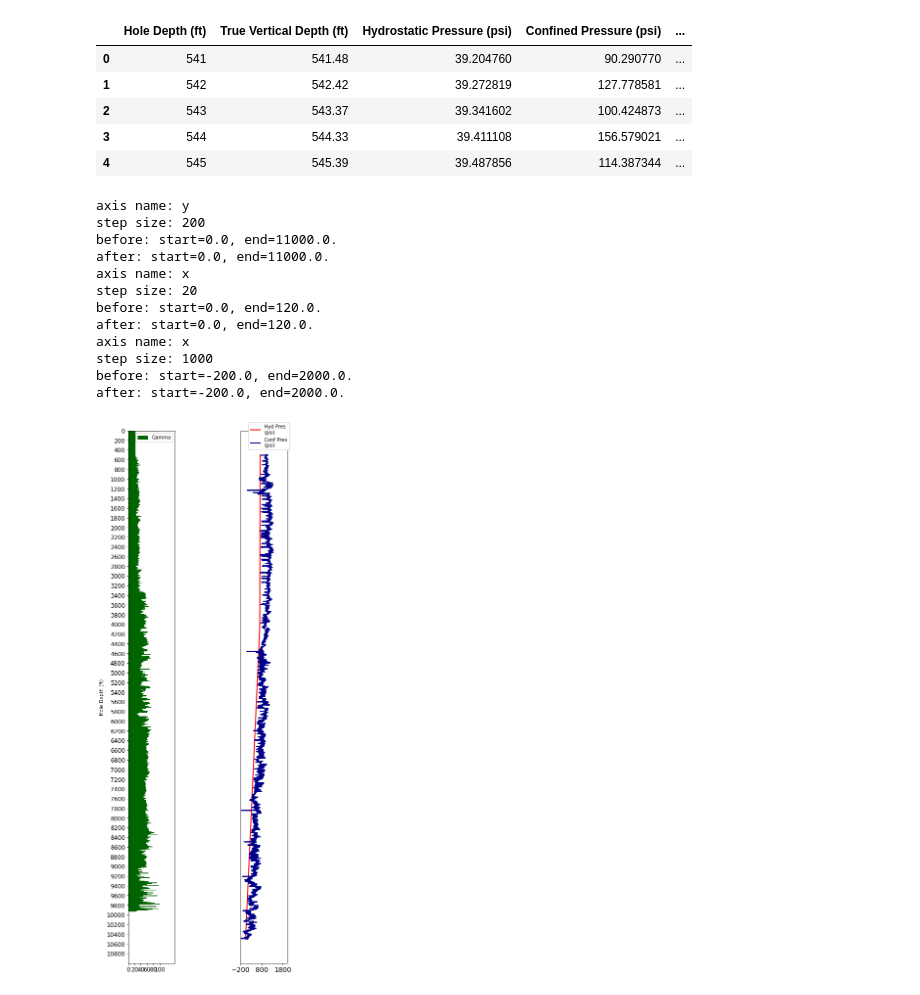
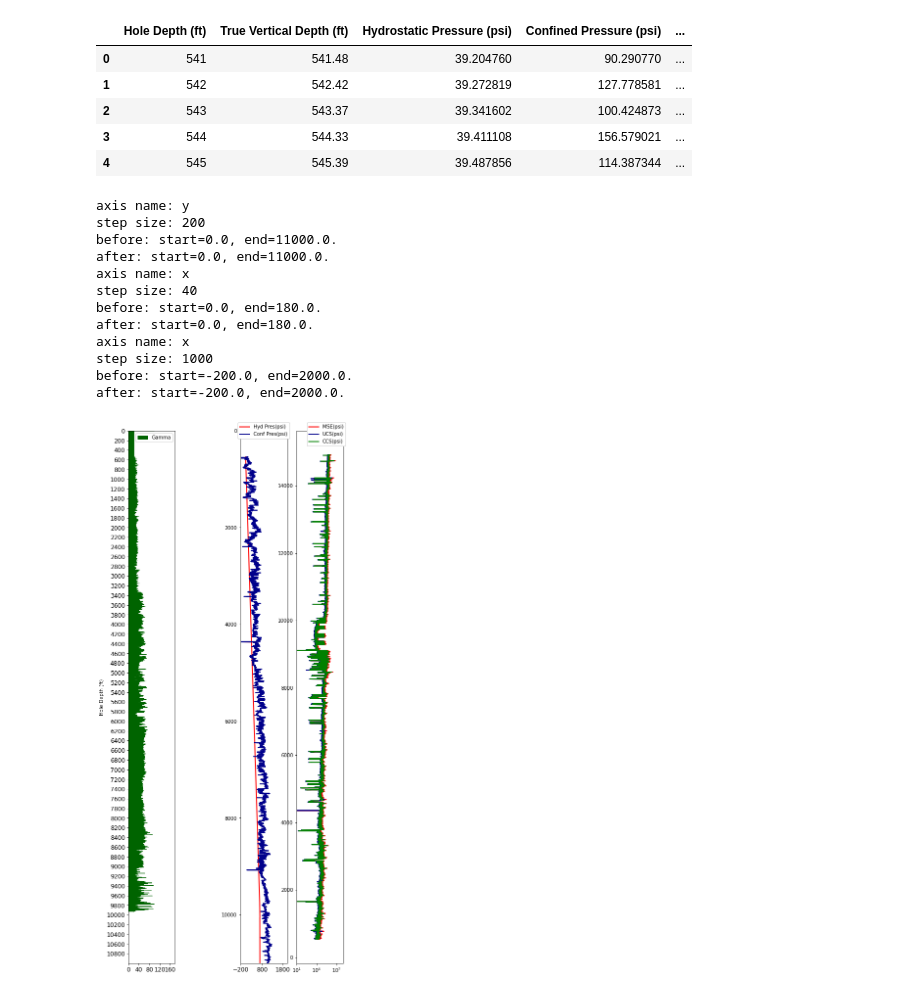
Before and after one commit to huytran187/LogVisualization, a Jupyter notebook: src.ipynb, the cells around one changed output. Drawn from its saved outputs; the diff is of its cells as text; code cells hidden in the pictures.

Commit message:
finish track 4

```diff
--- a/src.ipynb
+++ b/src.ipynb
@@ -22,7 +22,7 @@ logs_df.head()
 # %%
 NUM_TRACKS = 7
 HOLE_DEPTH_STEP_SIZE = 200
-GAMMA_STEP_SIZE = 20
+GAMMA_STEP_SIZE = 40
 PRESSURE_STEP_SIZE = 1000
 X_LABELSIZE = 12
 Y_LABELSIZE = 12
@@ -34,14 +34,16 @@ TITLE_FONTSIZE = 14
 XTICKS_FONTSIZE = 14
 LINEWIDTH = 2
 HOLEDEPTH_LIM = (0, 11000)
-
+BBOX_TO_ANCHOR = (0.3, 0.52, 0.8, 0.5)
 
 
 #COLOR
 GAMMA_TRACK_COLOR = 'darkgreen'
 HYDROSTATICPRESSURE_TRACK_COLOR = 'red'
 CONFINEDPRESSURE_TRACK_COLOR = 'darkblue'
-
+MECHANICAL_SPECIFIC_ENERGY_COLOR = 'red'
+UCS_COLOR = 'darkblue'
+CCS_COLOR = 'green'
 def set_ticks_step(axis_instance, axis_name, step_size):
     print(f"axis name: {axis_name}")
     print(f"step size: {step_size}")
@@ -72,7 +74,7 @@ ax1.fill_between(logs_df['Gamma'], logs_df['Hole Depth (ft)'],
                 label="Gamma")
 ax1.legend(framealpha=1.0)
 # limit of x
-ax1.set_xlim(0, 120)
+ax1.set_xlim(0, 180)
 #make sure y doesnt show negative
 ax1.set_ylim(HOLEDEPTH_LIM)
 # set constant step size for y and x
@@ -83,39 +85,56 @@ ax1.tick_params(axis='y', labelsize=Y_LABELSIZE)
 ax1.tick_params(axis='x', labelsize=X_LABELSIZE)
 # depth is inverted
 ax1.set_ylim(ax1.get_ylim()[::-1])
-ax1.set_xlim((0, 150))
+
 # name of y
 ax1.set_ylabel('Hole Depth (ft)', fontsize=Y_LABEL_FONTSIZE)
 
 
 # HYDROSTATIC PRESSURE CONFINED PRESSURE
 ax3 = fig.add_subplot(1, NUM_TRACKS, 3)
 ax3.plot(logs_df['Hydrostatic Pressure (psi)'], logs_df['Hole Depth (ft)'],
         color=HYDROSTATICPRESSURE_TRACK_COLOR, linewidth=LINEWIDTH,
-        label='Hyd Pres\n(psi)')
+        label='Hyd Pres(psi)')
 
 ax3.set_xlim(-200, 2000)
-ax3.set_yticks([])
 # CONFINED PRESSURE
 #ax3 = ax2.twinx()
 ax3.plot(logs_df['Confined Pressure (psi)'], logs_df['Hole Depth (ft)'],
         color=CONFINEDPRESSURE_TRACK_COLOR, linewidth=LINEWIDTH,
-        label='Conf Pres\n(psi)')
-ax3.legend(bbox_to_anchor=(0.3, 0.52, 0.8, 0.5), framealpha=1.0)
+        label='Conf Pres(psi)')
+ax3.legend(bbox_to_anchor=BBOX_TO_ANCHOR, framealpha=1.0)
+ax3.tick_params(axis='x', labelsize=X_LABELSIZE)
 ax3 = set_ticks_step(ax3, 'x', PRESSURE_STEP_SIZE)
 #ax3.set_yticks([])
+ax3.set_ylim(ax1.get_ylim())
+
+# MSE
+ax4 = fig.add_subplot(1, NUM_TRACKS, 4)
+ax4.plot(logs_df['Mechanical Specific Energy (psi)'], logs_df['Hole Depth (ft)'],
+        color=MECHANICAL_SPECIFIC_ENERGY_COLOR, linewidth=LINEWIDTH,
+        label='MSE(psi)')
+ax4.plot(logs_df['Unconfined Compressive Strength (psi)'], logs_df['Hole Depth (ft)'],
+        color=UCS_COLOR, linewidth=LINEWIDTH,
+        label='UCS(psi)')
+ax4.plot(logs_df['Confined Compressive Strength (psi)'], logs_df['Hole Depth (ft)'],
+        color=CCS_COLOR, linewidth=LINEWIDTH,
+        label='CCS(psi)')
+ax4.legend(bbox_to_anchor=BBOX_TO_ANCHOR, framealpha=1.0)
+ax4.tick_params(axis='x', labelsize=X_LABEL_FONTSIZE)
+ax4.set_xlim(1e1, 1e8)
+ax4.set_xscale('log')
 plt.show()
 # %% [output]
 axis name: y
 step size: 200
 before: start=0.0, end=11000.0.
 after: start=0.0, end=11000.0.
 axis name: x
-step size: 20
-before: start=0.0, end=120.0.
-after: start=0.0, end=120.0.
+step size: 40
+before: start=0.0, end=180.0.
+after: start=0.0, end=180.0.
 axis name: x
 step size: 1000
 before: start=-200.0, end=2000.0.
 after: start=-200.0, end=2000.0.
-[figure, old version]
+[figure, new version]
```
